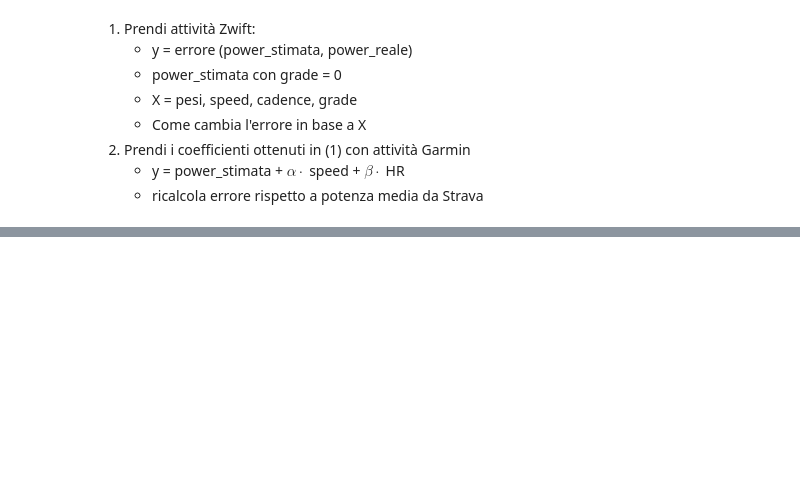
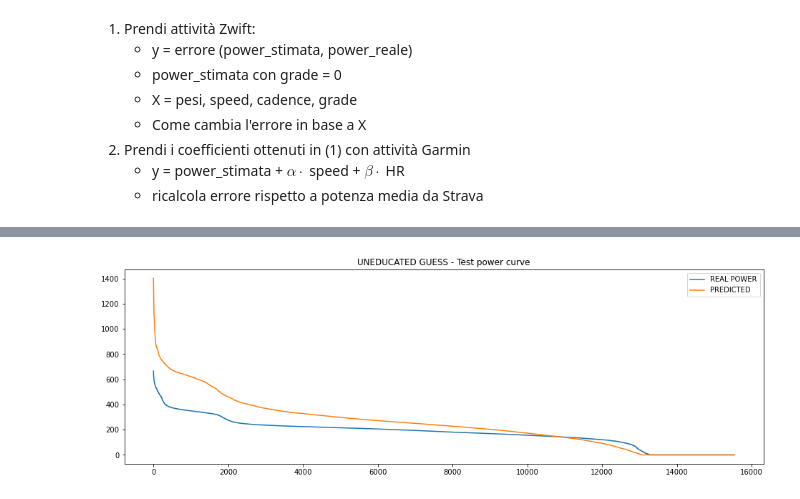
Before and after one commit to MattiaBrocco/estimated-power-watts, a Jupyter notebook: gather_error_from_physics.ipynb, the cells around one changed output, grey strips where cells are left out. Drawn from its saved outputs; the diff is of its cells as text; code cells hidden in the pictures; blank space fills up the shorter version.

```diff
--- a/gather_error_from_physics.ipynb
+++ b/gather_error_from_physics.ipynb
@@ -110,0 +114,13 @@ def ReLU(x):
+# %%
+# Uneducated guess
+print("RMSE: {:.2f}".format(root_mean_squared_error(y_train, X_train["estimated_power"])))
+print("MAE: {:.2f}".format(mean_absolute_error(y_train, X_train["estimated_power"])))
+
+plt.figure(figsize = (16, 5))
+plt.plot(sorted(y)[::-1], label = "REAL POWER")
+plt.plot(sorted(Xy["estimated_power"])[::-1], label = "PREDICTED")
+plt.title("UNEDUCATED GUESS - Test power curve")
+plt.legend()
+plt.show()
+# %% [output]
+[figure, added]
```
Also changed, not shown: parts of 22 cells of this notebook, 2 other files.
